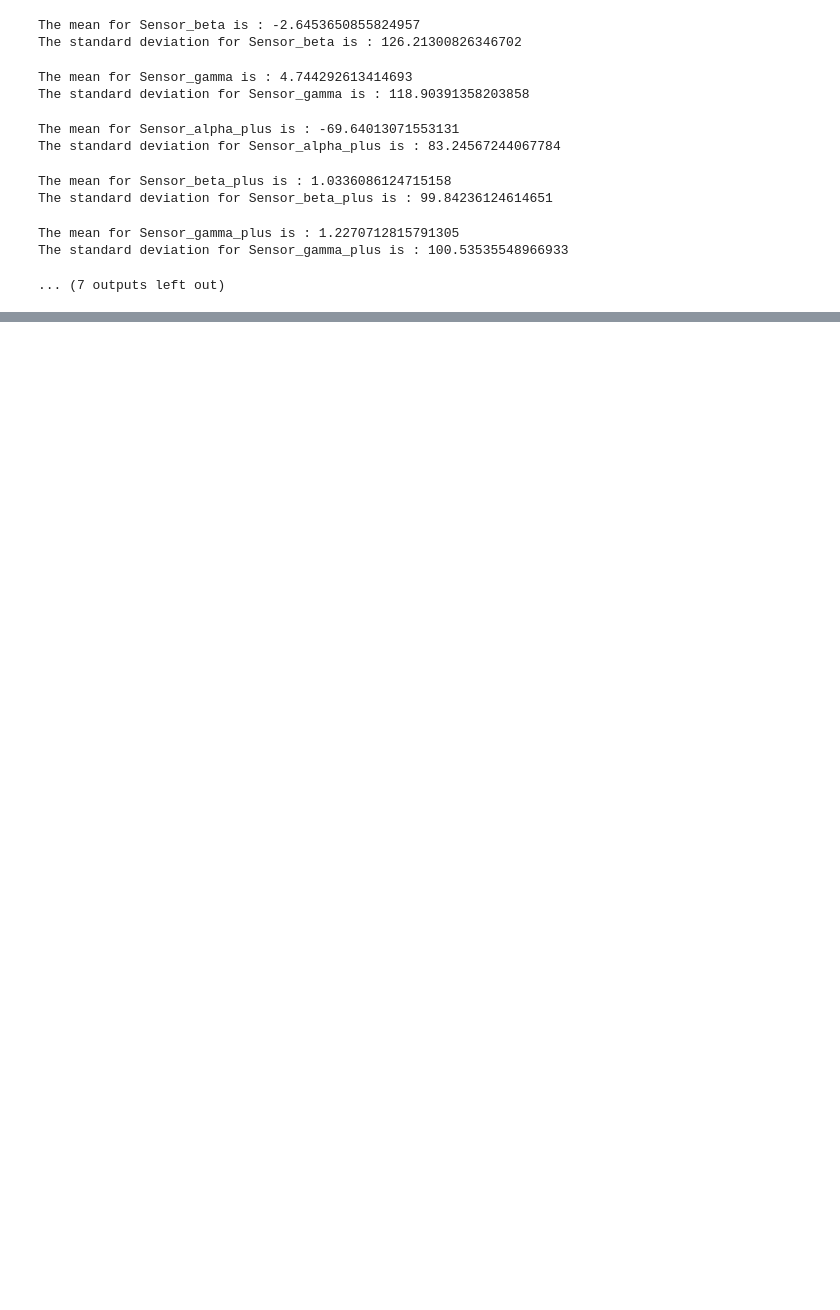
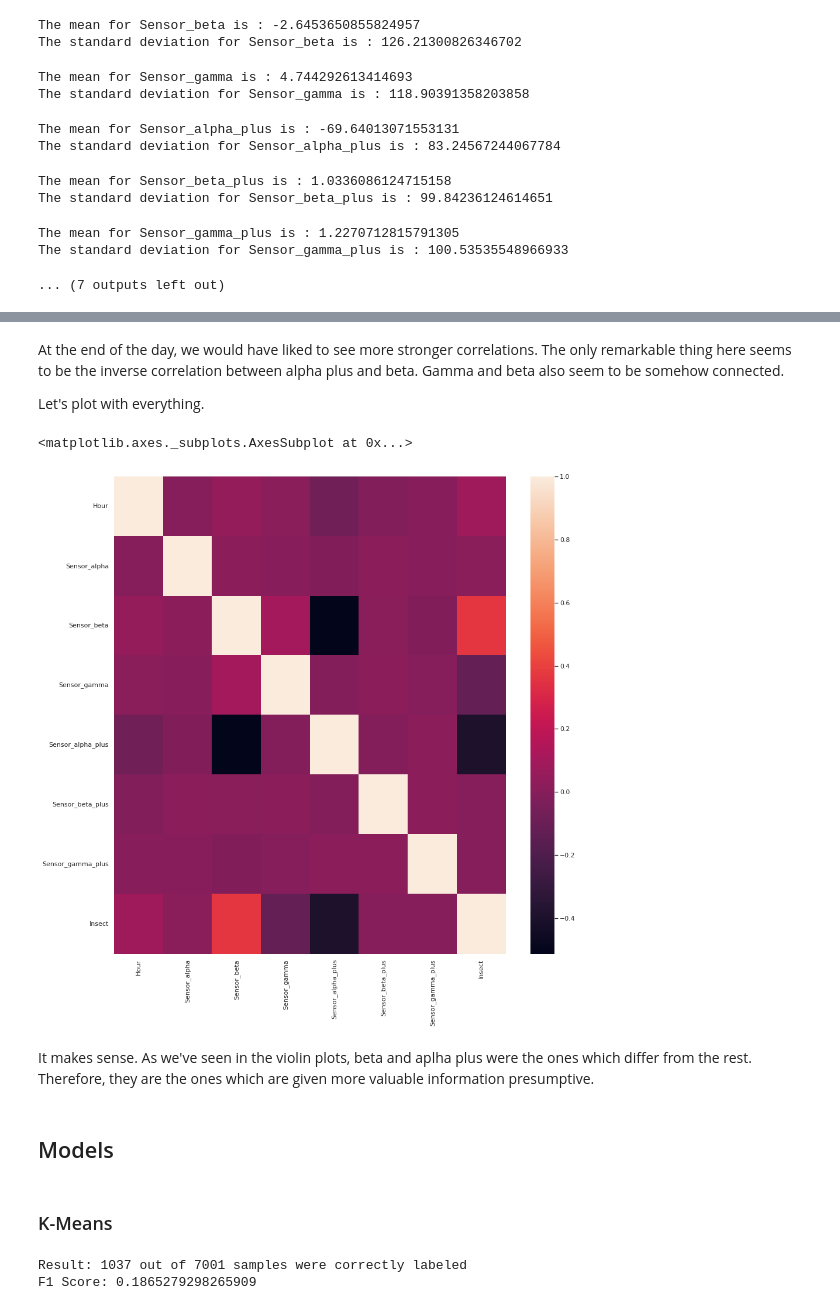
Before and after one commit to Goodjorx/jobbarcelona22, a Jupyter notebook: Insects_JobBarcelona22.ipynb, the cells around one changed output, grey strips where cells are left out. Drawn from its saved outputs; the diff is of its cells as text; code cells hidden in the pictures; blank space fills up the shorter version.

```diff
--- a/Insects_JobBarcelona22.ipynb
+++ b/Insects_JobBarcelona22.ipynb
@@ -141,0 +193,41 @@ One easy thing we could try is to find hidden pattern with Autoencoders, which r
+# %% [markdown]
+At the end of the day, we would have liked to see more stronger correlations. The only remarkable thing here seems to be the inverse correlation between alpha plus and beta. Gamma and beta also seem to be somehow connected.
+
+Let's plot with everything.
+# %%
+corr = df.drop('Minutes', axis=1).corr()
+sns.heatmap(corr)
+# %% [output]
+<matplotlib.axes._subplots.AxesSubplot at 0x...>
+[figure, added]
+# %% [markdown]
+It makes sense. As we've seen in the violin plots, beta and aplha plus were the ones which differ from the rest. Therefore, they are the ones which are given more valuable information presumptive.
+# %% [markdown]
+## Models
+# %% [markdown]
+### K-Means
+# %%
+ms = MinMaxScaler()
+
+# kpis_fig, kpis_axs = plt.subplots(7,1, figsize=(15,15))
+X = df.drop(['Hour', 'Minutes', 'Insect'], axis=1)
+y = df['Insect']
+# Feature Scaling
+cols = X.columns
+X = ms.fit_transform(X)
+X = pd.DataFrame(X, columns=[cols])
+# Dimension reduction in order to plot clusters.
+# X = TSNE(n_components=2, random_state=42).fit_transform(X)
+
+# Kmeans algo
+kmeans = KMeans(n_clusters=5, random_state=42)
+kmeans.fit(X)
+# Check results
+labels = kmeans.labels_
+# check how many of the samples were correctly labeled
+correct_labels = sum(y == labels)
+print("Result: %d out of %d samples were correctly labeled" % (correct_labels, y.size))
+print(f"F1 Score: {f1_score(y, labels, average='weighted')}")
+# %% [output]
+Result: 1037 out of 7001 samples were correctly labeled
+F1 Score: 0.1865279298265909
```
Also changed, not shown: parts of 38 cells of this notebook.
